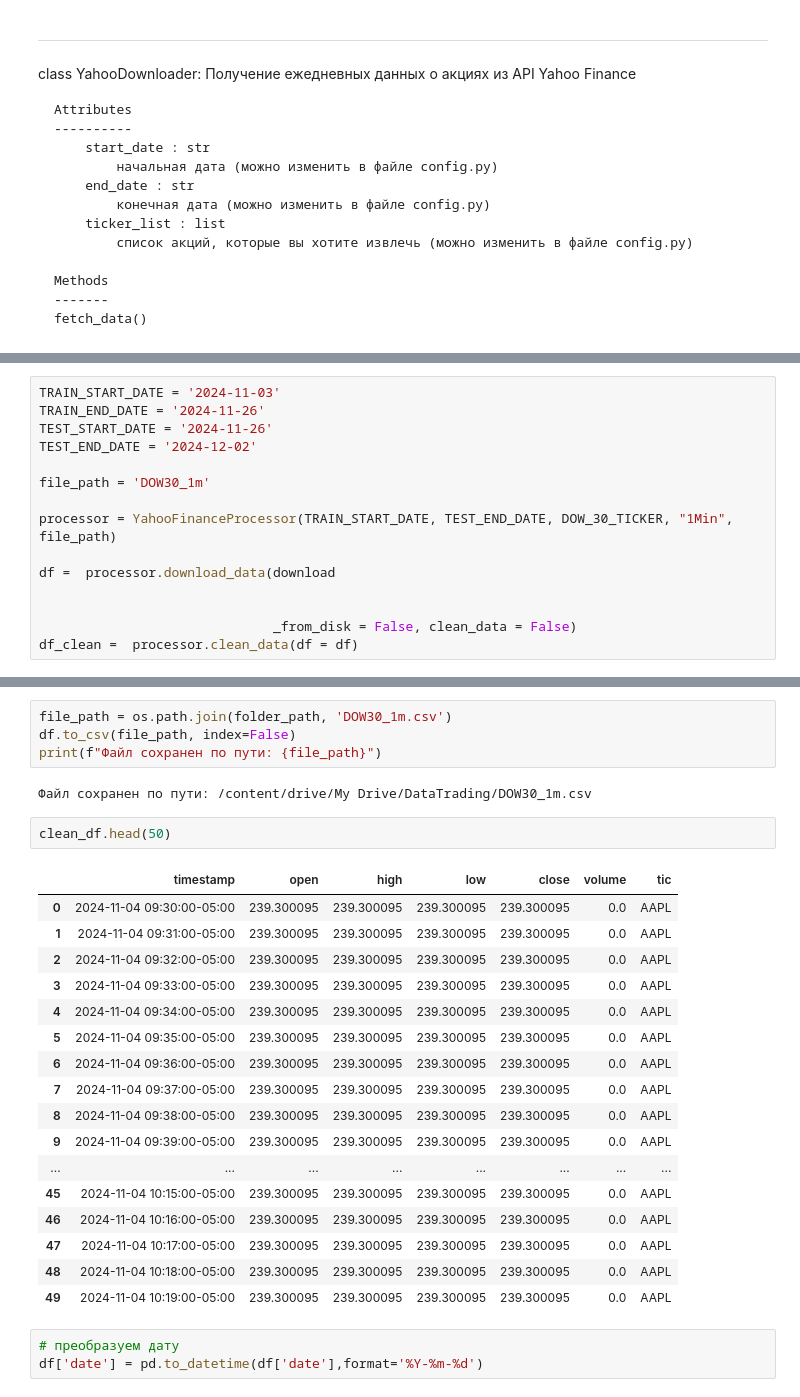
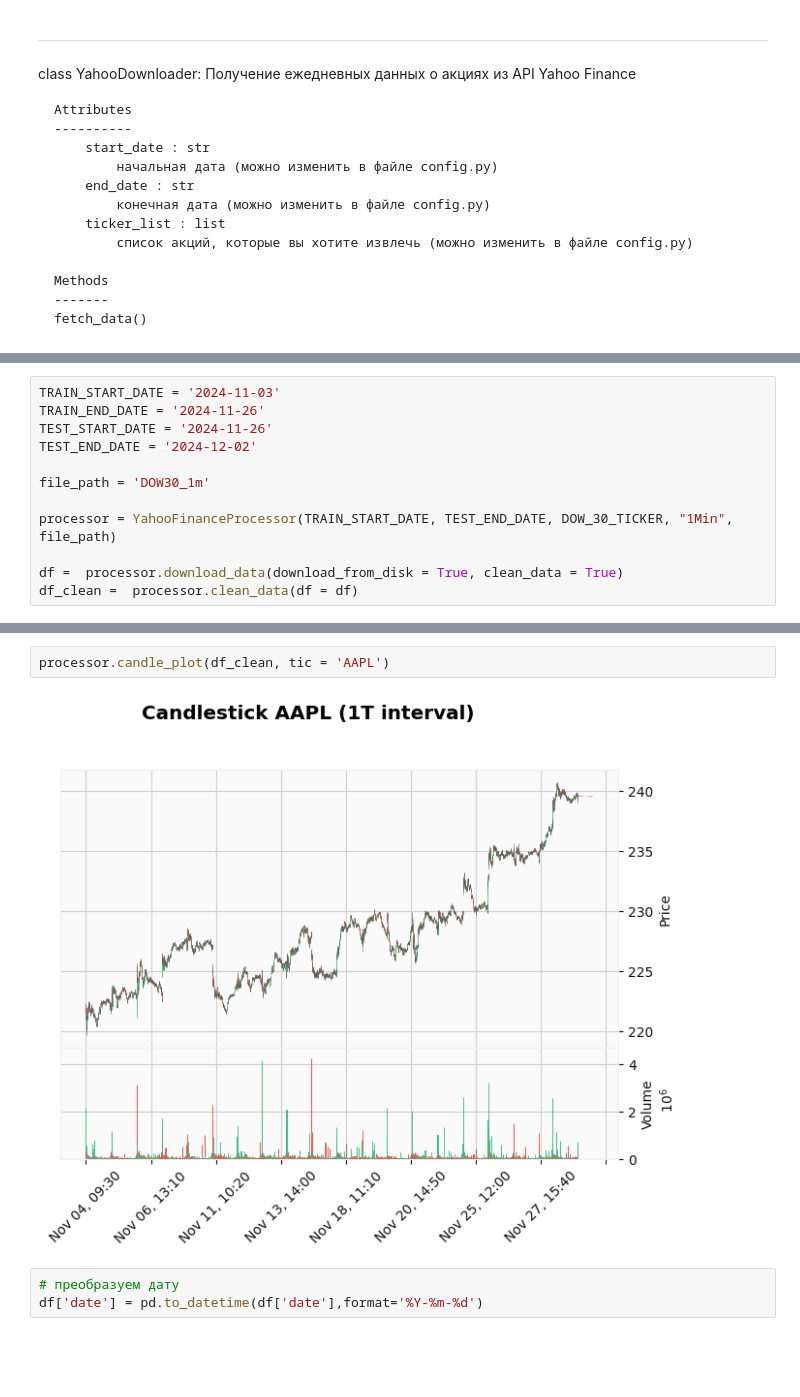
Before and after one commit to SvenTern/algotrade, a Jupyter notebook: finrl_main_part.ipynb, the cells around one changed output, grey strips where cells are left out. Cells and saved outputs as stored; diff of their text form; blank space fills up the shorter version.

```diff
--- a/finrl_main_part.ipynb
+++ b/finrl_main_part.ipynb
@@ -725,9 +779,6 @@ file_path = 'DOW30_1m'
 
 processor = YahooFinanceProcessor(TRAIN_START_DATE, TEST_END_DATE, DOW_30_TICKER, "1Min", file_path)
 
-df =  processor.download_data(download
-
-
-                              _from_disk = False, clean_data = False)
+df =  processor.download_data(download_from_disk = True, clean_data = True)
 df_clean =  processor.clean_data(df = df)
 # %% [output]
@@ -801,29 +802,7 @@ clean_df.shape
-# %%
-file_path = os.path.join(folder_path, 'DOW30_1m.csv')
-df.to_csv(file_path, index=False)
-print(f"Файл сохранен по пути: {file_path}")
-# %% [output]
-Файл сохранен по пути: /content/drive/My Drive/DataTrading/DOW30_1m.csv
-# %%
-clean_df.head(50)
-# %% [output]
-|  | timestamp | open | high | low | close | volume | tic |
-| 0 | 2024-11-04 09:30:00-05:00 | 239.300095 | 239.300095 | 239.300095 | 239.300095 | 0.0 | AAPL |
-| 1 | 2024-11-04 09:31:00-05:00 | 239.300095 | 239.300095 | 239.300095 | 239.300095 | 0.0 | AAPL |
-| 2 | 2024-11-04 09:32:00-05:00 | 239.300095 | 239.300095 | 239.300095 | 239.300095 | 0.0 | AAPL |
-| 3 | 2024-11-04 09:33:00-05:00 | 239.300095 | 239.300095 | 239.300095 | 239.300095 | 0.0 | AAPL |
-| 4 | 2024-11-04 09:34:00-05:00 | 239.300095 | 239.300095 | 239.300095 | 239.300095 | 0.0 | AAPL |
-| 5 | 2024-11-04 09:35:00-05:00 | 239.300095 | 239.300095 | 239.300095 | 239.300095 | 0.0 | AAPL |
-| 6 | 2024-11-04 09:36:00-05:00 | 239.300095 | 239.300095 | 239.300095 | 239.300095 | 0.0 | AAPL |
-| 7 | 2024-11-04 09:37:00-05:00 | 239.300095 | 239.300095 | 239.300095 | 239.300095 | 0.0 | AAPL |
-| 8 | 2024-11-04 09:38:00-05:00 | 239.300095 | 239.300095 | 239.300095 | 239.300095 | 0.0 | AAPL |
-| 9 | 2024-11-04 09:39:00-05:00 | 239.300095 | 239.300095 | 239.300095 | 239.300095 | 0.0 | AAPL |
-| ... | ... | ... | ... | ... | ... | ... | ... |
-| 45 | 2024-11-04 10:15:00-05:00 | 239.300095 | 239.300095 | 239.300095 | 239.300095 | 0.0 | AAPL |
-| 46 | 2024-11-04 10:16:00-05:00 | 239.300095 | 239.300095 | 239.300095 | 239.300095 | 0.0 | AAPL |
-| 47 | 2024-11-04 10:17:00-05:00 | 239.300095 | 239.300095 | 239.300095 | 239.300095 | 0.0 | AAPL |
-| 48 | 2024-11-04 10:18:00-05:00 | 239.300095 | 239.300095 | 239.300095 | 239.300095 | 0.0 | AAPL |
-| 49 | 2024-11-04 10:19:00-05:00 | 239.300095 | 239.300095 | 239.300095 | 239.300095 | 0.0 | AAPL |
+# %%
+processor.candle_plot(df_clean, tic = 'AAPL')
+# %% [output]
+[figure, added]
 # %%
 # преобразуем дату
 df['date'] = pd.to_datetime(df['date'],format='%Y-%m-%d')
```
Also changed, not shown: parts of 8 cells of this notebook.
